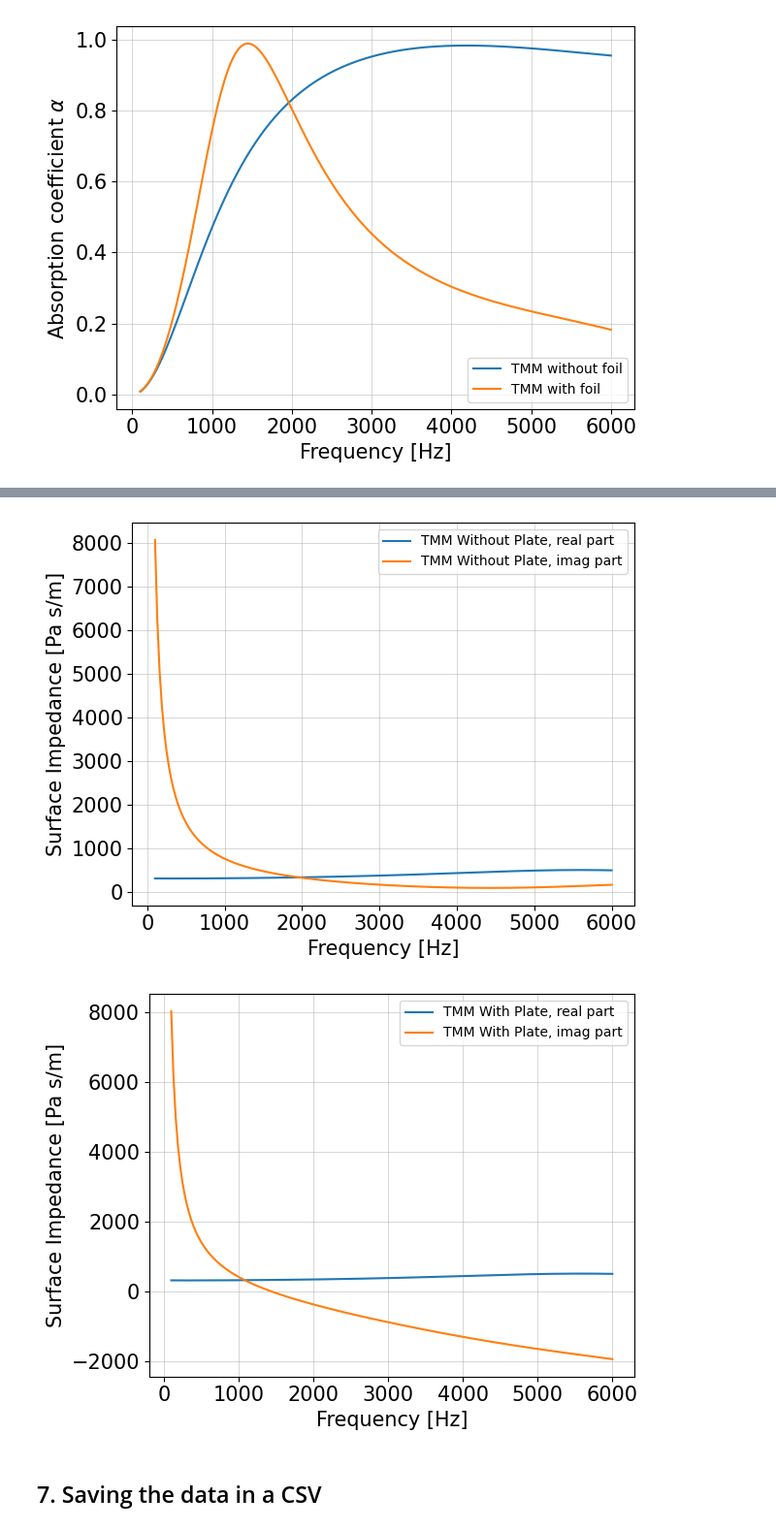
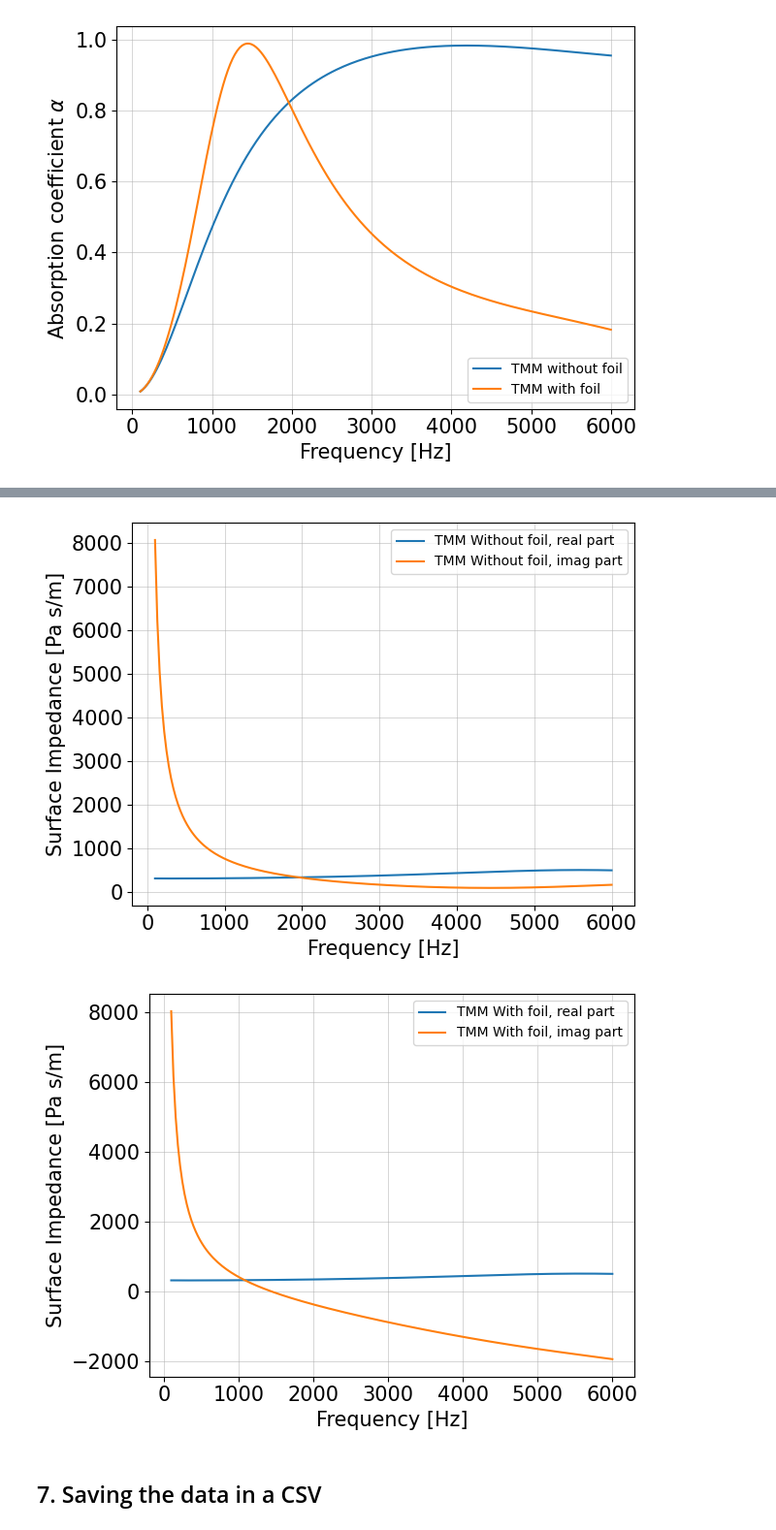
Before and after one commit to XDJuanDC/Acoustics, a Jupyter notebook: TMM_JCAL.ipynb, the cells around one changed output, grey strips where cells are left out. Shown: that part at 97% size. Cells and saved outputs as stored; diff of their text form; code cells hidden in the pictures.

```diff
--- a/TMM_JCAL.ipynb
+++ b/TMM_JCAL.ipynb
@@ -195,8 +195,8 @@ plt.show()
 # %%
-#### Without plate
+#### Without foil
 
-plt.plot(FreqList, ZList[0].real, label = "TMM Without Plate, real part")
-plt.plot(FreqList, ZList[0].imag, label = "TMM Without Plate, imag part")
+plt.plot(FreqList, ZList[0].real, label = "TMM Without foil, real part")
+plt.plot(FreqList, ZList[0].imag, label = "TMM Without foil, imag part")
 # Title and info
 size = 15 # Font size
 plt.xlabel("Frequency [Hz]", fontsize=size)
@@ -205,42 +205,42 @@ plt.tick_params(axis='both', labelsize=size)
 #plt.xscale("log") # This line changes the scale of the x axis
 #plt.xlim(100,10e3)
 
-#plt.title("Surface Impedance obtained using TMM", fontsize=size) # Plot title
+#plt.title("Surface impedance obtained using TMM", fontsize=size) # Plot title
 
 # Grid
 plt.grid(True, which='major', linestyle='-', linewidth=0.75, alpha=0.5)
 plt.grid(True, which='minor', linestyle=':', linewidth=0.75 , alpha=0.5)
 plt.legend(fontsize=size)
 
 plt.legend()
 plt.tight_layout()
 plt.show()
 
-#### With plate
+#### With foil
 
-plt.plot(FreqList, ZList[1].real, label = "TMM With Plate, real part")
-plt.plot(FreqList, ZList[1].imag, label = "TMM With Plate, imag part")
+plt.plot(FreqList, ZList[1].real, label = "TMM With foil, real part")
+plt.plot(FreqList, ZList[1].imag, label = "TMM With foil, imag part")
 # Title and info
 size = 15 # Font size
 plt.xlabel("Frequency [Hz]", fontsize=size)
 plt.ylabel("Surface Impedance [Pa s/m]", fontsize=size)
 plt.tick_params(axis='both', labelsize=size)
 #plt.xscale("log") # This line changes the scale of the x axis
 #plt.xlim(100,10e3)
 
-#plt.title("Surface Impedance obtained using TMM", fontsize=size) # Plot title
+#plt.title("Surface impedance obtained using TMM", fontsize=size) # Plot title
 
 # Grid
 plt.grid(True, which='major', linestyle='-', linewidth=0.75, alpha=0.5)
 plt.grid(True, which='minor', linestyle=':', linewidth=0.75 , alpha=0.5)
 plt.legend(fontsize=size)
 
 plt.legend()
 plt.tight_layout()
 plt.show()
 # %% [output]
-[figure, old version]
+[figure, new version]
-[figure, old version]
+[figure, new version]
 # %% [markdown]
 ## 7. Saving the data in a CSV
 # %%
```
Also changed, not shown: parts of 6 cells of this notebook.
